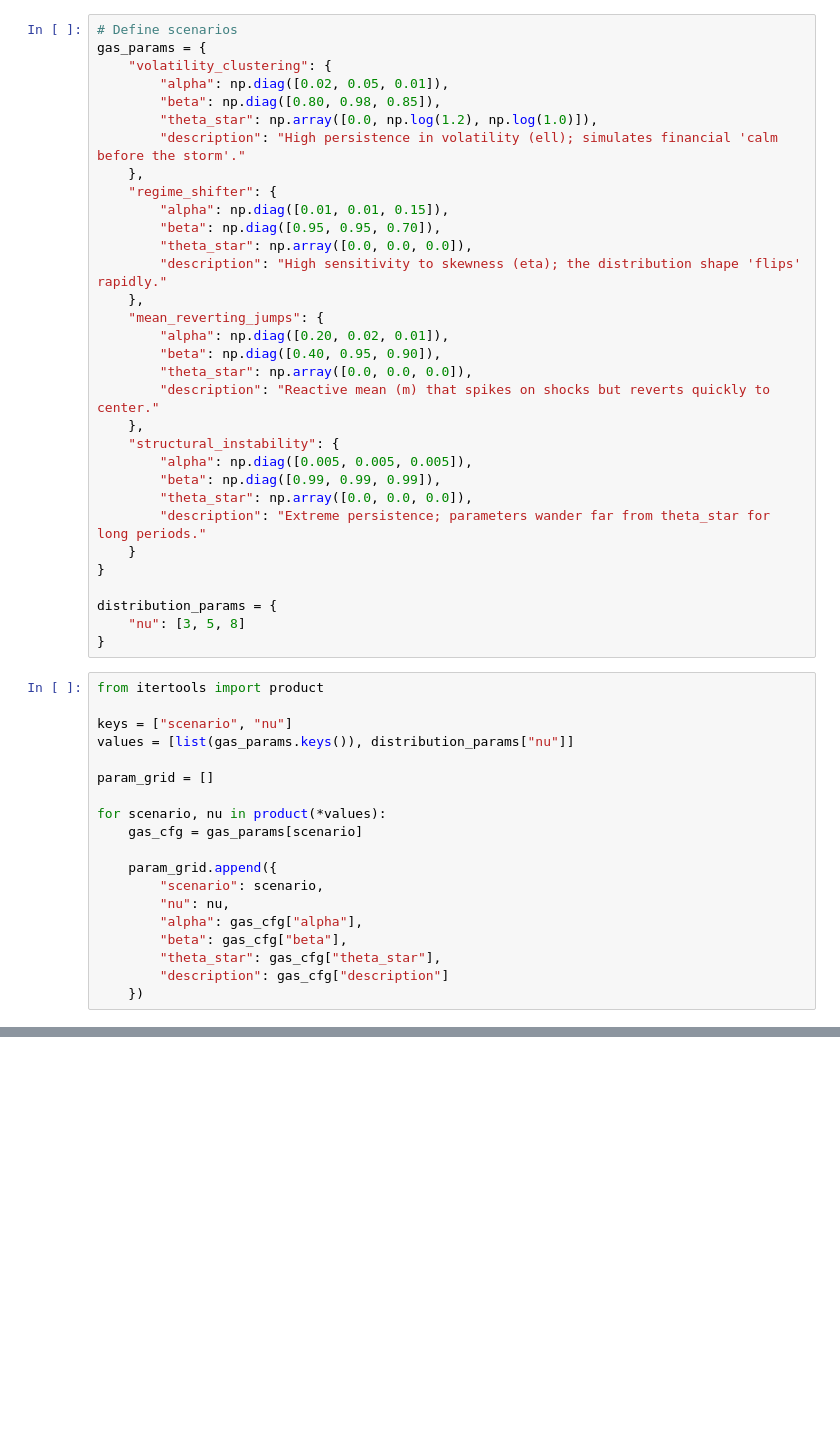
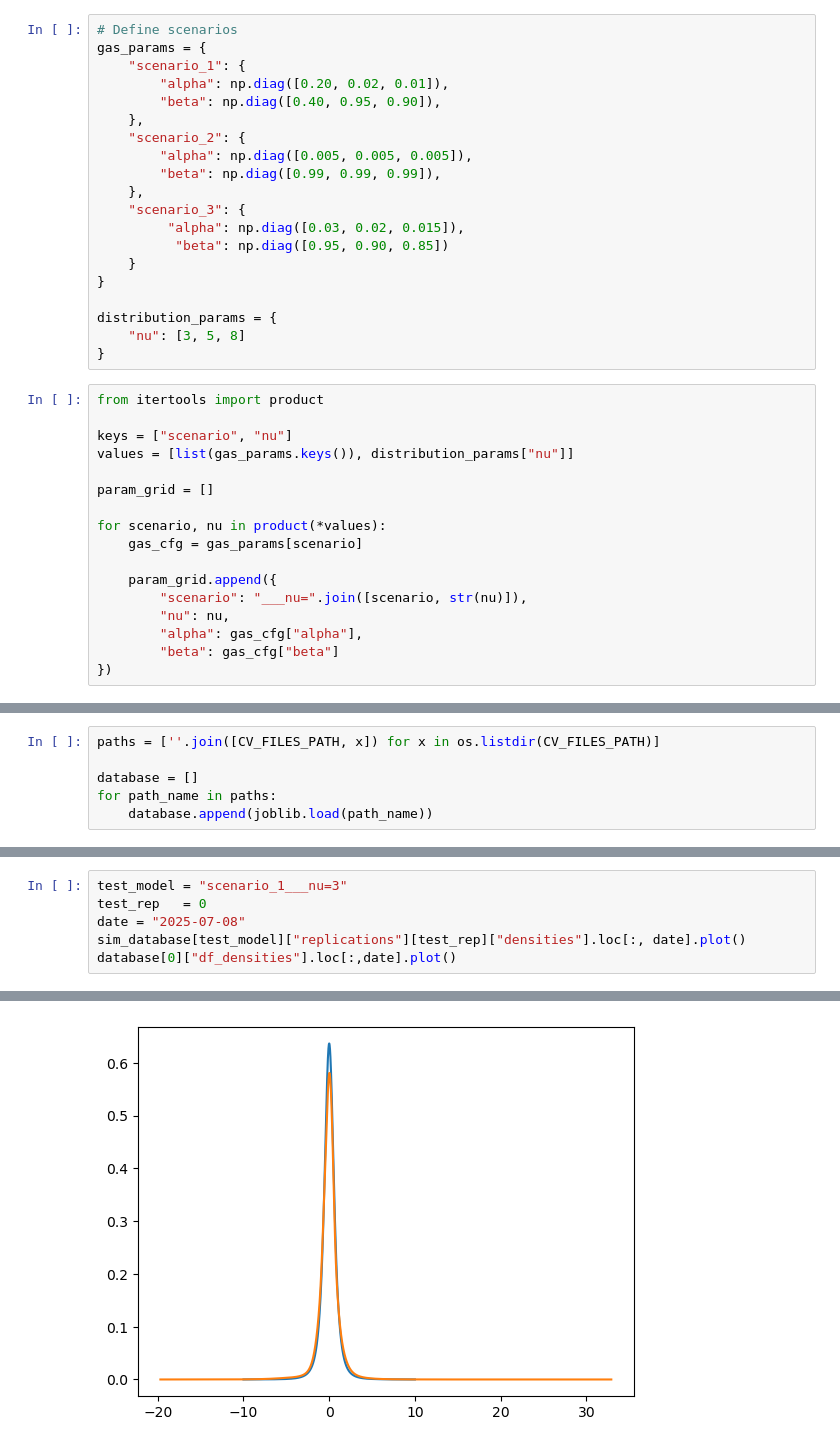
Before and after one commit to matheus-vizzotto/densities4risk, a Jupyter notebook: notebooks/08_fdf_gas_simulation.ipynb, the cells around one changed output, grey strips where cells are left out. Saved outputs shown, nothing was run; the diff lists cells and outputs as text; blank space fills up the shorter version.

```diff
--- a/notebooks/08_fdf_gas_simulation.ipynb
+++ b/notebooks/08_fdf_gas_simulation.ipynb
@@ -7,29 +53,17 @@ import src.forecasting.simulations      as sim
 # %%
 # Define scenarios
 gas_params = {
-    "volatility_clustering": {
-        "alpha": np.diag([0.02, 0.05, 0.01]),
-        "beta": np.diag([0.80, 0.98, 0.85]),
-        "theta_star": np.array([0.0, np.log(1.2), np.log(1.0)]),
-        "description": "High persistence in volatility (ell); simulates financial 'calm before the storm'."
-    },
-    "regime_shifter": {
-        "alpha": np.diag([0.01, 0.01, 0.15]),
-        "beta": np.diag([0.95, 0.95, 0.70]),
-        "theta_star": np.array([0.0, 0.0, 0.0]),
-        "description": "High sensitivity to skewness (eta); the distribution shape 'flips' rapidly."
-    },
-    "mean_reverting_jumps": {
+    "scenario_1": {
         "alpha": np.diag([0.20, 0.02, 0.01]),
         "beta": np.diag([0.40, 0.95, 0.90]),
-        "theta_star": np.array([0.0, 0.0, 0.0]),
-        "description": "Reactive mean (m) that spikes on shocks but reverts quickly to center."
     },
-    "structural_instability": {
+    "scenario_2": {
         "alpha": np.diag([0.005, 0.005, 0.005]),
         "beta": np.diag([0.99, 0.99, 0.99]),
-        "theta_star": np.array([0.0, 0.0, 0.0]),
-        "description": "Extreme persistence; parameters wander far from theta_star for long periods."
+    },
+    "scenario_3": {
+         "alpha": np.diag([0.03, 0.02, 0.015]),
+          "beta": np.diag([0.95, 0.90, 0.85])
     }
 }
 
@@ -48,13 +82,11 @@ for scenario, nu in product(*values):
     gas_cfg = gas_params[scenario]
 
     param_grid.append({
-        "scenario": scenario,
+        "scenario": "___nu=".join([scenario, str(nu)]),
         "nu": nu,
         "alpha": gas_cfg["alpha"],
-        "beta": gas_cfg["beta"],
-        "theta_star": gas_cfg["theta_star"],
-        "description": gas_cfg["description"]
-    })
+        "beta": gas_cfg["beta"]
+})
 # %%
 x = np.linspace(-10, 10, 5001)
 N_REPS = 100
@@ -106,0 +290,6 @@ plt.show()
+# %%
+paths = [''.join([CV_FILES_PATH, x]) for x in os.listdir(CV_FILES_PATH)]
+
+database = []
+for path_name in paths:
+    database.append(joblib.load(path_name))
@@ -106,0 +316,7 @@ plt.show()
+# %%
+test_model = "scenario_1___nu=3"
+test_rep   = 0
+date = "2025-07-08"
+sim_database[test_model]["replications"][test_rep]["densities"].loc[:, date].plot()
+database[0]["df_densities"].loc[:,date].plot()
+# %% [output]
@@ -106,0 +324 @@ plt.show()
+[figure, added]
```
Also changed, not shown: parts of 13 cells of this notebook.
